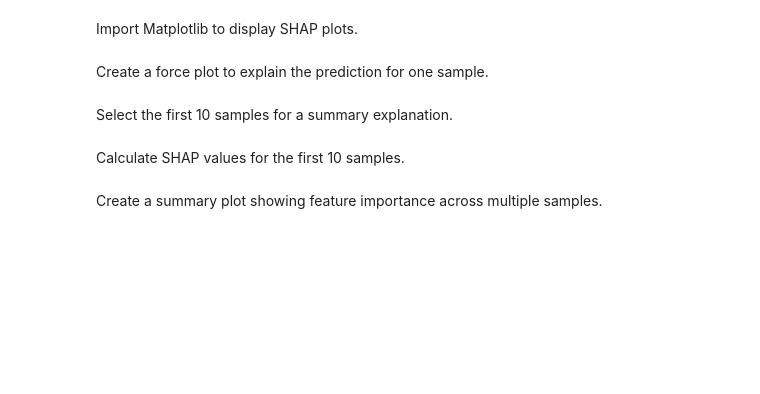
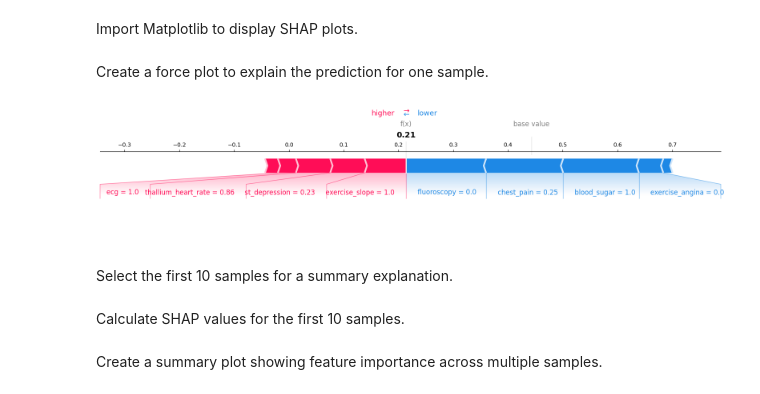
Before and after one commit to angseesiang/heart-explainable-AI, a Jupyter notebook: Heart Explainable AI.ipynb, the cells around one changed output. Saved outputs shown, nothing was run; the diff lists cells and outputs as text; code cells hidden in the pictures; blank space fills up the shorter version.

```diff
--- a/Heart Explainable AI.ipynb
+++ b/Heart Explainable AI.ipynb
@@ -108,14 +133,18 @@ import matplotlib.pyplot as plt
 # %% [markdown]
 Create a force plot to explain the prediction for one sample.
 # %%
+single_shap_values = one_sample_shap_values.flatten()
+
 shap.force_plot(
-    shap_expected_value,
-    one_sample_shap_values[0],
+    shap_expected_value[0],
+    single_shap_values,
     one_sample_features,
     feature_names=feature_names,
     matplotlib=True,
     show=True
 )
+# %% [output]
+[figure, added]
 # %% [markdown]
 Select the first 10 samples for a summary explanation.
 # %%
```
Also changed, not shown: parts of 6 cells of this notebook.
